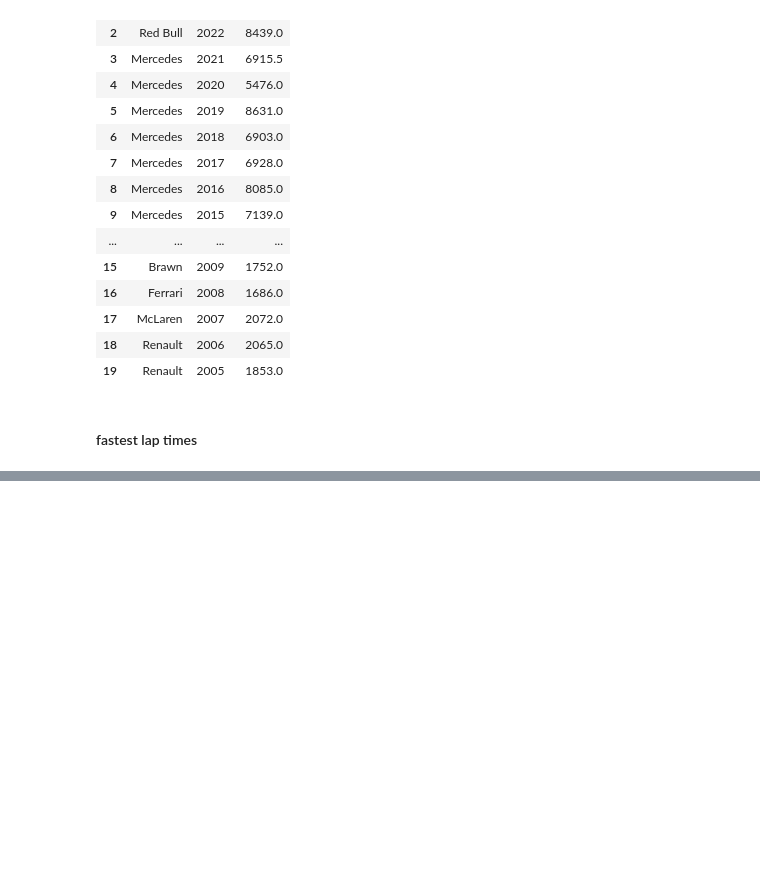
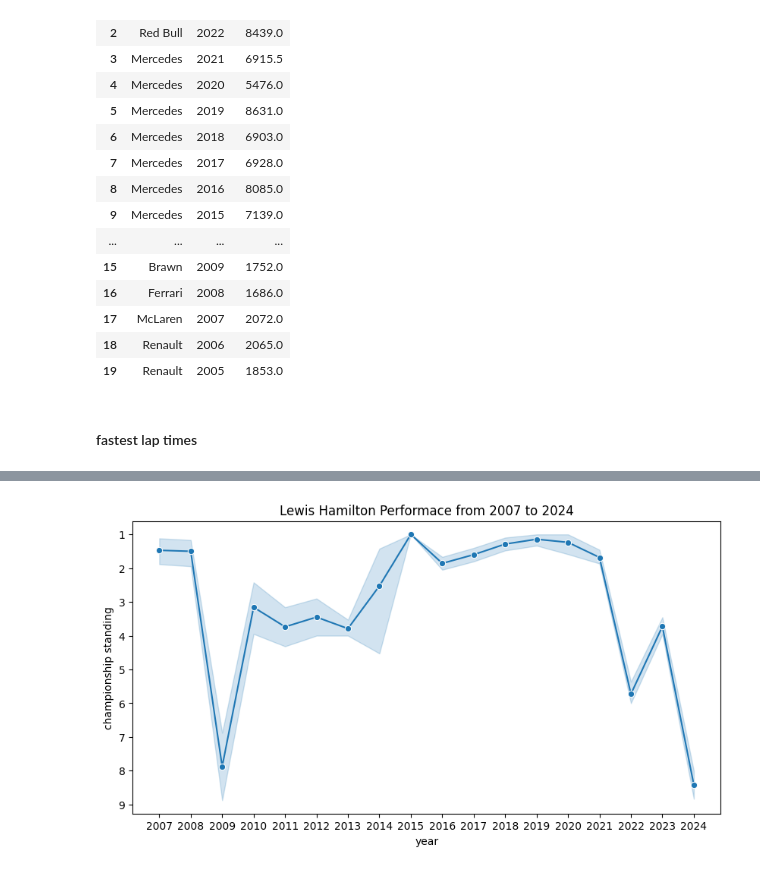
Before and after one commit to sagarverma29/F1-World-Championship-Analysis, a Jupyter notebook: Formula 1 EDA.ipynb, the cells around one changed output, grey strips where cells are left out. Drawn from its saved outputs; the diff is of its cells as text; code cells hidden in the pictures; blank space fills up the shorter version.

```diff
--- a/Formula 1 EDA.ipynb
+++ b/Formula 1 EDA.ipynb
@@ -546,0 +501,12 @@ results.to_sql('results', engine, index = False, if_exists= 'replace')
+# %%
+query = """
+SELECT *
+FROM drivers as d
+JOIN driver_standings as ds
+ON d.driverId = ds.driverId
+JOIN races as r
+ON r.raceId = ds.raceId
+"""
+driver_df = pd.read_sql(query, engine)
+# %%
+lewis_performance = driver_df[(driver_df['Name']=='Lewis Hamilton') & (driver_df['year']>=2007) & (driver_df['year']<=2024)].copy()
@@ -546,0 +523,14 @@ results.to_sql('results', engine, index = False, if_exists= 'replace')
+# %%
+lewis_performance.replace([np.inf, -np.inf], np.nan, inplace= True)
+# %%
+#lineplot
+plt.figure(figsize= (10,5))
+sns.lineplot(lewis_performance, x= 'year', y= 'position', marker= 'o')
+plt.title('Lewis Hamilton Performace from 2007 to 2024')
+plt.xticks(lewis_performance['year'].unique())
+plt.gca().invert_yaxis()
+plt.xlabel('year')
+plt.ylabel('championship standing')
+plt.show()
+# %% [output]
+[figure, added]
```
Also changed, not shown: parts of 16 cells of this notebook.
